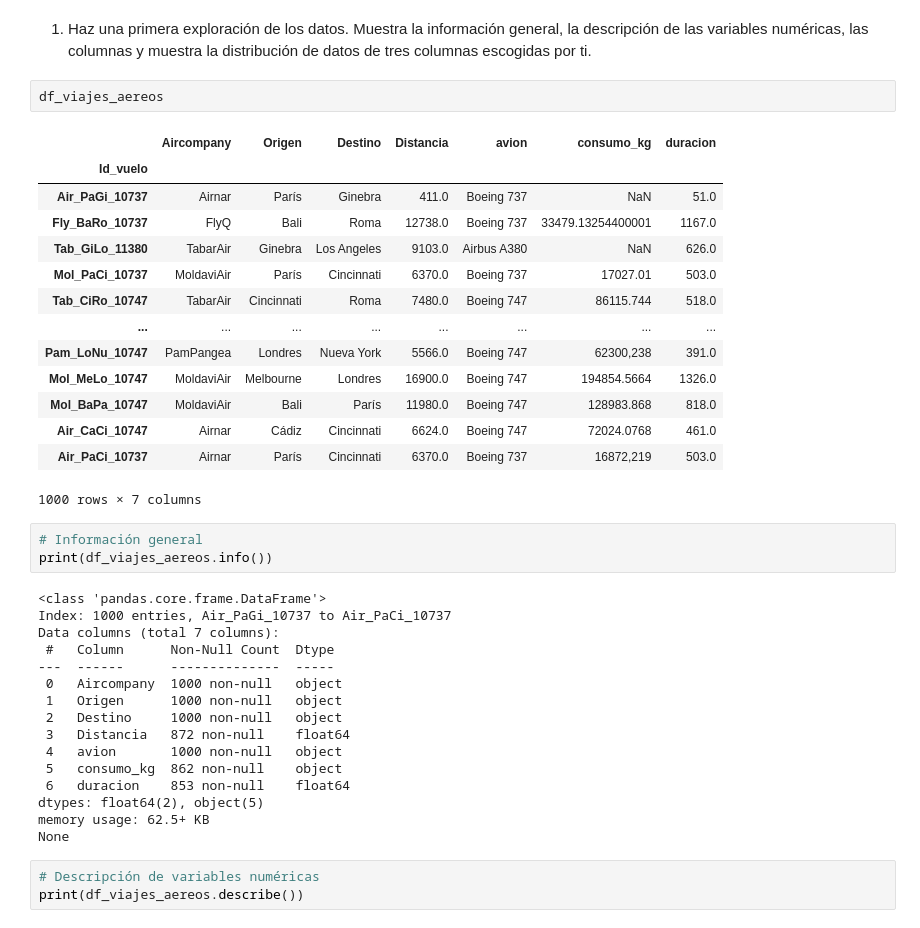
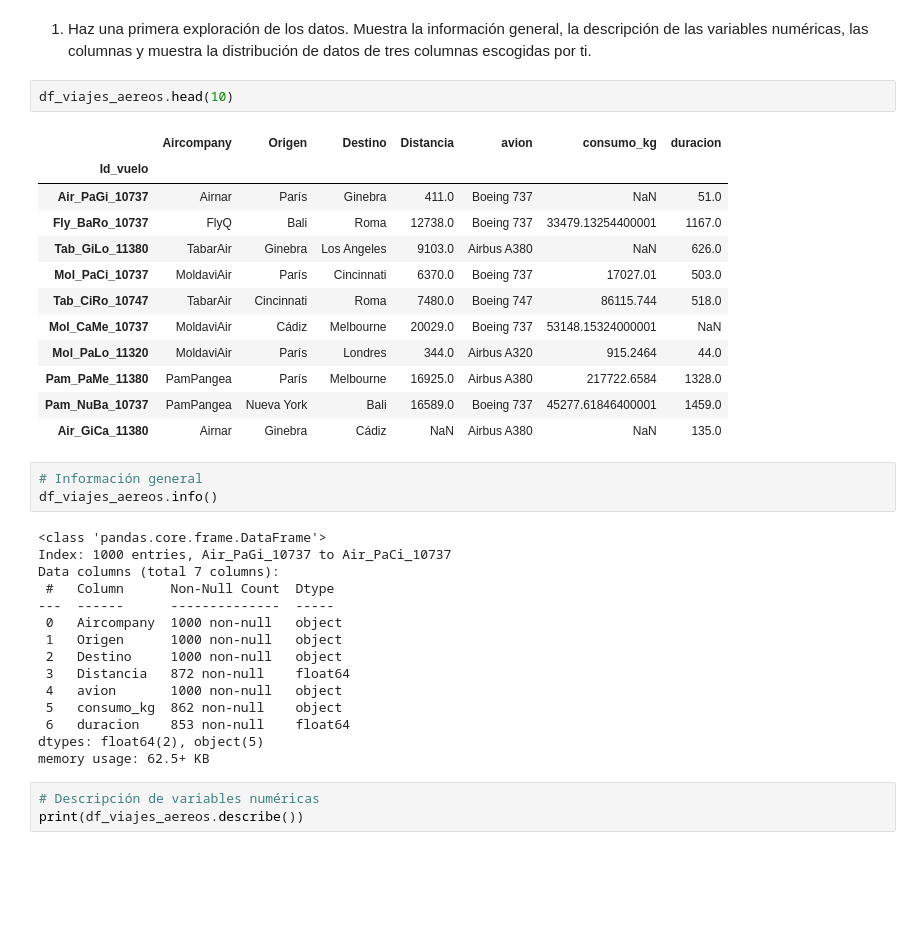
Before and after one commit to AngelaLM14/DS_THEBRIDGE_Angela, a Jupyter notebook: 02_Programacion_y_herramientas_avanzadas/Sprint_04_Pandas/Unidad_02/Practica_Obligatoria/18_Practica_Obligatoria_Pandas_II.ipynb, the cells around one changed output. Drawn from its saved outputs; the diff is of its cells as text; blank space fills up the shorter version.

```diff
--- a/02_Programacion_y_herramientas_avanzadas/Sprint_04_Pandas/Unidad_02/Practica_Obligatoria/18_Practica_Obligatoria_Pandas_II.ipynb
+++ b/02_Programacion_y_herramientas_avanzadas/Sprint_04_Pandas/Unidad_02/Practica_Obligatoria/18_Practica_Obligatoria_Pandas_II.ipynb
@@ -19,25 +19,23 @@ df_viajes_aereos = pd.read_csv("./data/dataset_viajes.csv", index_col = "Id_vuel
 # %% [markdown]
 1. Haz una primera exploración de los datos. Muestra la información general, la descripción de las variables numéricas, las columnas y muestra la distribución de datos de tres columnas escogidas por ti.
 # %%
-df_viajes_aereos
+df_viajes_aereos.head(10)
 # %% [output]
 |  | Aircompany | Origen | Destino | Distancia | avion | consumo_kg | duracion |
 | Id_vuelo |  |  |  |  |  |  |  |
 | Air_PaGi_10737 | Airnar | París | Ginebra | 411.0 | Boeing 737 | NaN | 51.0 |
 | Fly_BaRo_10737 | FlyQ | Bali | Roma | 12738.0 | Boeing 737 | 33479.13254400001 | 1167.0 |
 | Tab_GiLo_11380 | TabarAir | Ginebra | Los Angeles | 9103.0 | Airbus A380 | NaN | 626.0 |
 | Mol_PaCi_10737 | MoldaviAir | París | Cincinnati | 6370.0 | Boeing 737 | 17027.01 | 503.0 |
 | Tab_CiRo_10747 | TabarAir | Cincinnati | Roma | 7480.0 | Boeing 747 | 86115.744 | 518.0 |
-| ... | ... | ... | ... | ... | ... | ... | ... |
-| Pam_LoNu_10747 | PamPangea | Londres | Nueva York | 5566.0 | Boeing 747 | 62300,238 | 391.0 |
-| Mol_MeLo_10747 | MoldaviAir | Melbourne | Londres | 16900.0 | Boeing 747 | 194854.5664 | 1326.0 |
-| Mol_BaPa_10747 | MoldaviAir | Bali | París | 11980.0 | Boeing 747 | 128983.868 | 818.0 |
-| Air_CaCi_10747 | Airnar | Cádiz | Cincinnati | 6624.0 | Boeing 747 | 72024.0768 | 461.0 |
-| Air_PaCi_10737 | Airnar | París | Cincinnati | 6370.0 | Boeing 737 | 16872,219 | 503.0 |
+| Mol_CaMe_10737 | MoldaviAir | Cádiz | Melbourne | 20029.0 | Boeing 737 | 53148.15324000001 | NaN |
+| Mol_PaLo_11320 | MoldaviAir | París | Londres | 344.0 | Airbus A320 | 915.2464 | 44.0 |
+| Pam_PaMe_11380 | PamPangea | París | Melbourne | 16925.0 | Airbus A380 | 217722.6584 | 1328.0 |
+| Pam_NuBa_10737 | PamPangea | Nueva York | Bali | 16589.0 | Boeing 737 | 45277.61846400001 | 1459.0 |
+| Air_GiCa_11380 | Airnar | Ginebra | Cádiz | NaN | Airbus A380 | NaN | 135.0 |
-1000 rows × 7 columns
 # %%
 # Información general
-print(df_viajes_aereos.info())
+df_viajes_aereos.info()
 # %% [output]
 <class 'pandas.core.frame.DataFrame'>
 Index: 1000 entries, Air_PaGi_10737 to Air_PaCi_10737
@@ -53,7 +51,6 @@ Data columns (total 7 columns):
  6   duracion    853 non-null    float64
 dtypes: float64(2), object(5)
 memory usage: 62.5+ KB
-None
 # %%
 # Descripción de variables numéricas
 print(df_viajes_aereos.describe())
```
Also changed, not shown: parts of 36 cells of this notebook, 25 other files.
